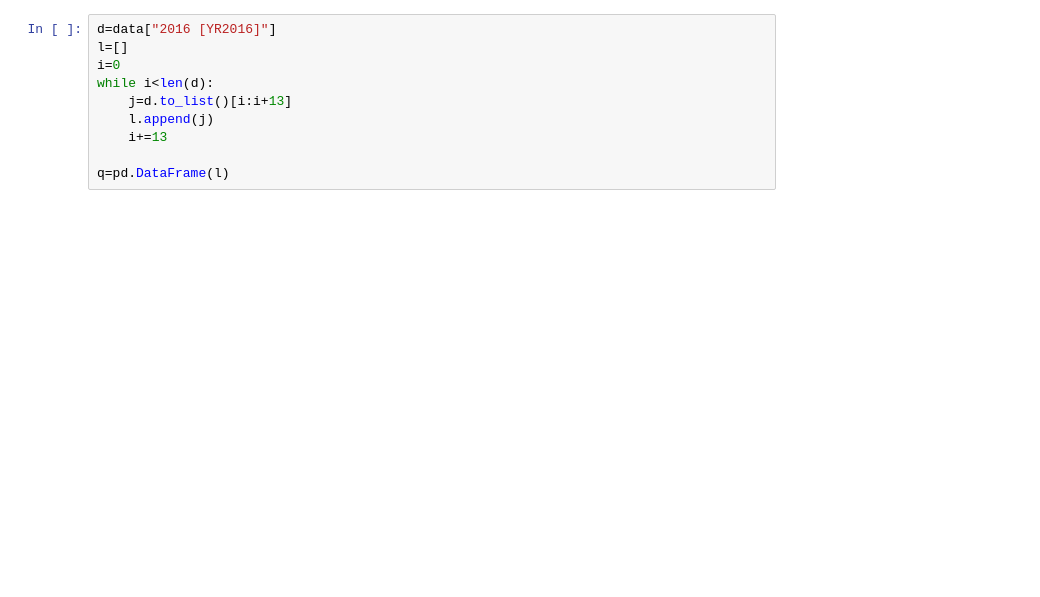
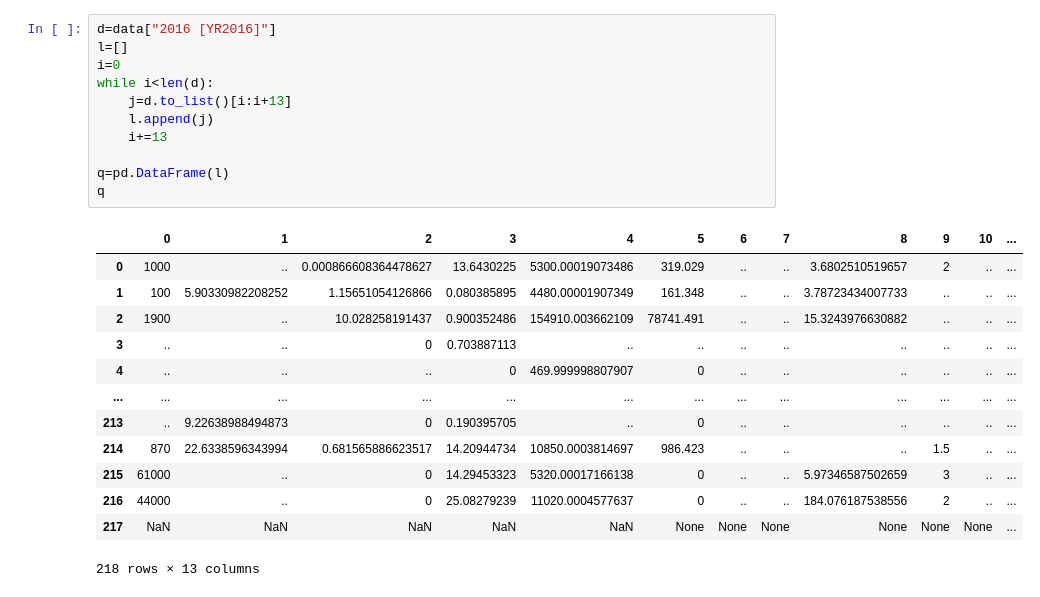
Before and after one commit to f2ire/IA_project, a Jupyter notebook: Untitled3.ipynb, the cells around one changed output. Saved outputs shown, nothing was run; the diff lists cells and outputs as text; blank space fills up the shorter version.

```diff
--- a/Untitled3.ipynb
+++ b/Untitled3.ipynb
@@ -22,11 +26,26 @@ data
 # %%
 d=data["2016 [YR2016]"]
 l=[]
 i=0
 while i<len(d):
     j=d.to_list()[i:i+13]
     l.append(j)
     i+=13
 
 q=pd.DataFrame(l)
+q
+# %% [output]
+|  | 0 | 1 | 2 | 3 | 4 | 5 | 6 | 7 | 8 | 9 | 10 | ... |
+| 0 | 1000 | .. | 0.000866608364478627 | 13.6430225 | 5300.00019073486 | 319.029 | .. | .. | 3.6802510519657 | 2 | .. | ... |
+| 1 | 100 | 5.90330982208252 | 1.15651054126866 | 0.080385895 | 4480.00001907349 | 161.348 | .. | .. | 3.78723434007733 | .. | .. | ... |
+| 2 | 1900 | .. | 10.028258191437 | 0.900352486 | 154910.003662109 | 78741.491 | .. | .. | 15.3243976630882 | .. | .. | ... |
+| 3 | .. | .. | 0 | 0.703887113 | .. | .. | .. | .. | .. | .. | .. | ... |
+| 4 | .. | .. | .. | 0 | 469.999998807907 | 0 | .. | .. | .. | .. | .. | ... |
+| ... | ... | ... | ... | ... | ... | ... | ... | ... | ... | ... | ... | ... |
+| 213 | .. | 9.22638988494873 | 0 | 0.190395705 | .. | 0 | .. | .. | .. | .. | .. | ... |
+| 214 | 870 | 22.6338596343994 | 0.681565886623517 | 14.20944734 | 10850.0003814697 | 986.423 | .. | .. | .. | 1.5 | .. | ... |
+| 215 | 61000 | .. | 0 | 14.29453323 | 5320.00017166138 | 0 | .. | .. | 5.97346587502659 | 3 | .. | ... |
+| 216 | 44000 | .. | 0 | 25.08279239 | 11020.0004577637 | 0 | .. | .. | 184.076187538556 | 2 | .. | ... |
+| 217 | NaN | NaN | NaN | NaN | NaN | None | None | None | None | None | None | ... |
+218 rows × 13 columns
 # %%
```
Also changed, not shown: parts of 6 cells of this notebook.
